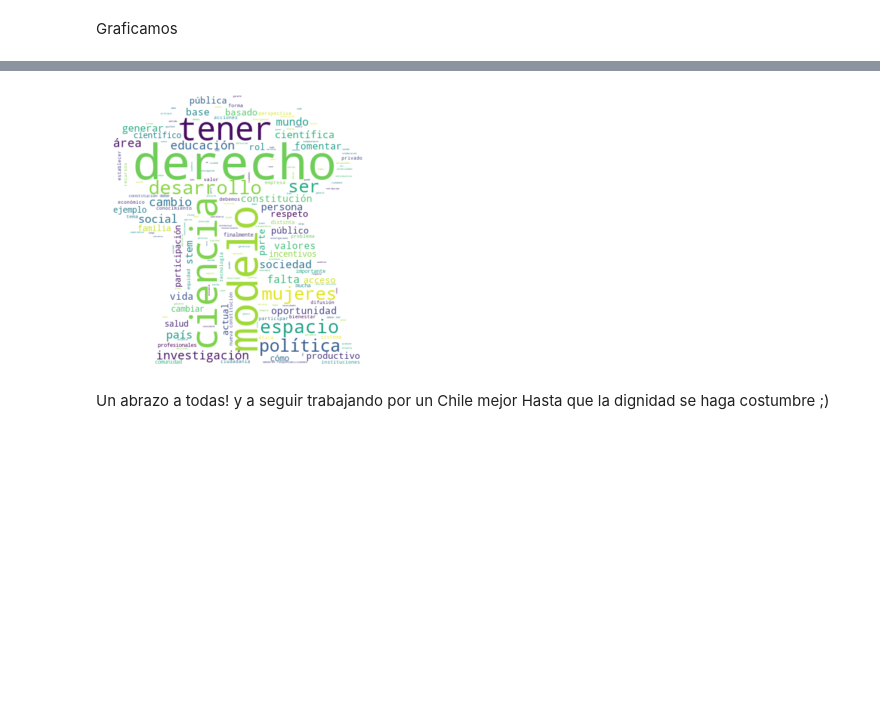
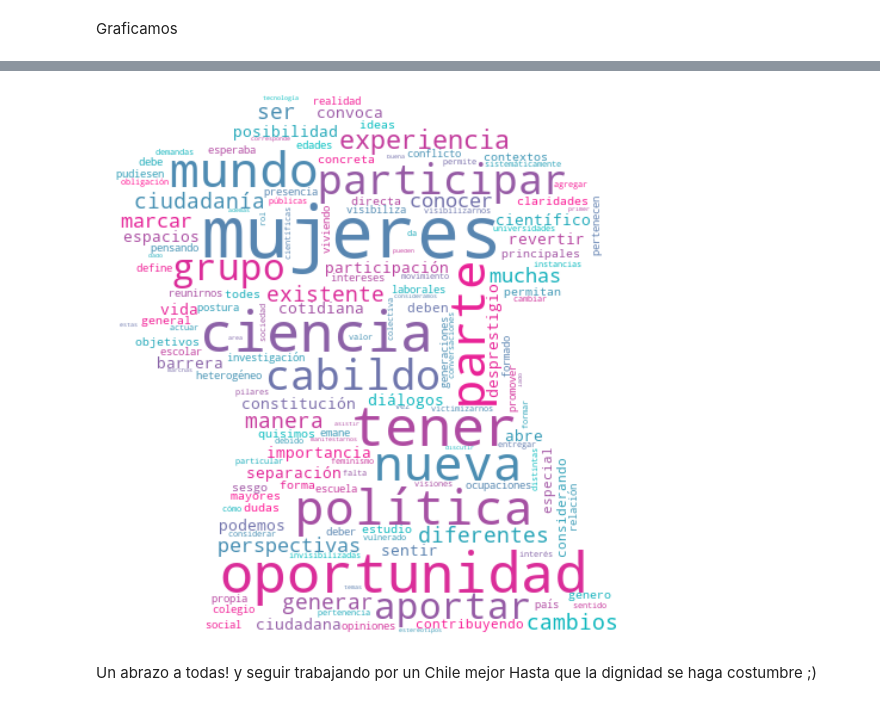
Before and after one commit to cinthyaleonor/mujeres_stem, a Jupyter notebook: cabildo_01.ipynb, the cells around one changed output, grey strips where cells are left out. Saved outputs shown, nothing was run; the diff lists cells and outputs as text; code cells hidden in the pictures; blank space fills up the shorter version.

```diff
--- a/cabildo_01.ipynb
+++ b/cabildo_01.ipynb
@@ -171,11 +177,17 @@ wc = WordCloud(background_color="white", mask=shape_matapacos, stopwords=stopwor
+# %%
+cmap_mp= LinearSegmentedColormap.from_list("mycmap", ["deeppink", "c"])
 # %%
+wc = WordCloud(stopwords=stopwords, mask=shape_matapacos,width=w, height=h,collocations=False,background_color="white", colormap=cmap_mp).generate(text_p1)
+
+wc.to_file("C:/Users/Monin/Documents/Rcran/STEM/img/mata_paco_nube.png")
+
 # show
-plt.figure(figsize=[15,5])
+plt.figure(figsize=[20,10])
 plt.imshow(wc, interpolation='bilinear')
 plt.axis("off")
 plt.show()
 # %% [output]
-[figure, old version]
+[figure, new version]
 # %% [markdown]
-Un abrazo a todas! y a seguir trabajando por un Chile mejor
+Un abrazo a todas! y seguir trabajando por un Chile mejor
 Hasta que la dignidad se haga costumbre ;)
```
Also changed, not shown: parts of 10 cells of this notebook.
